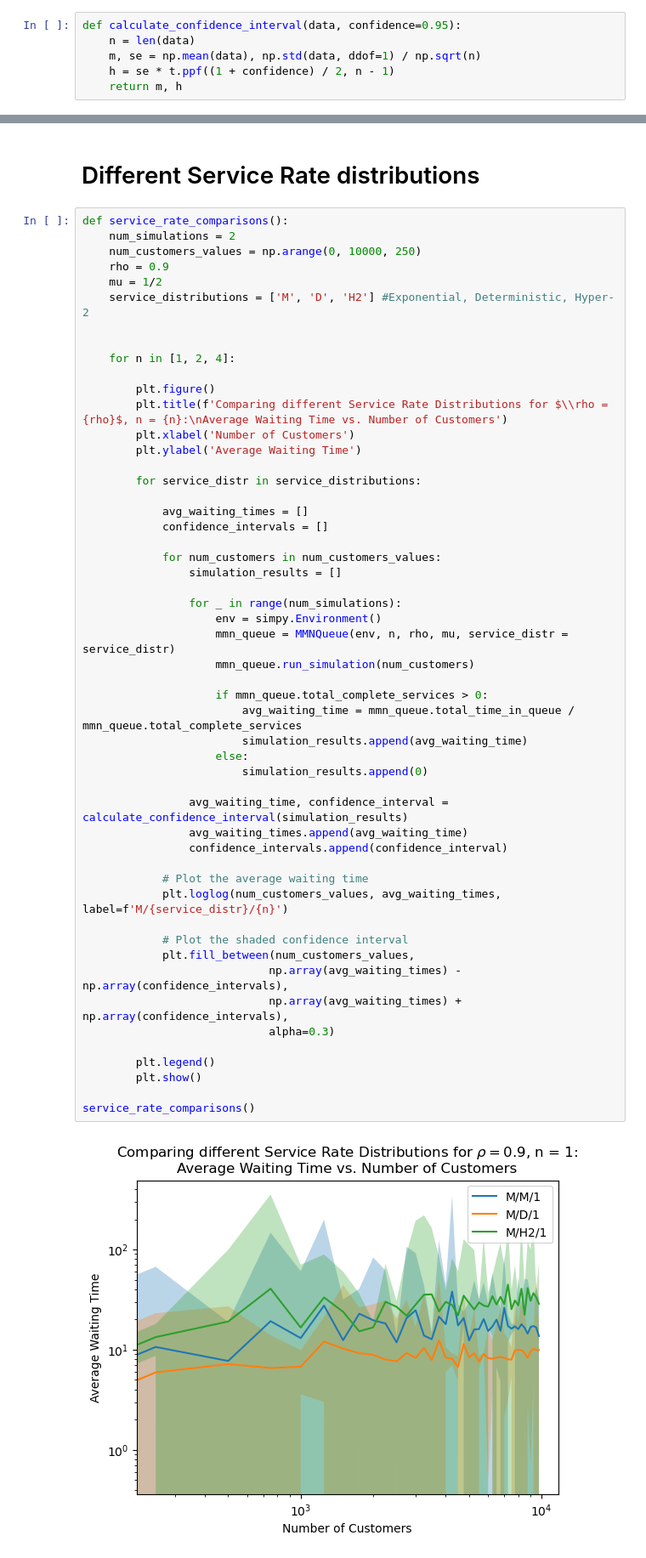
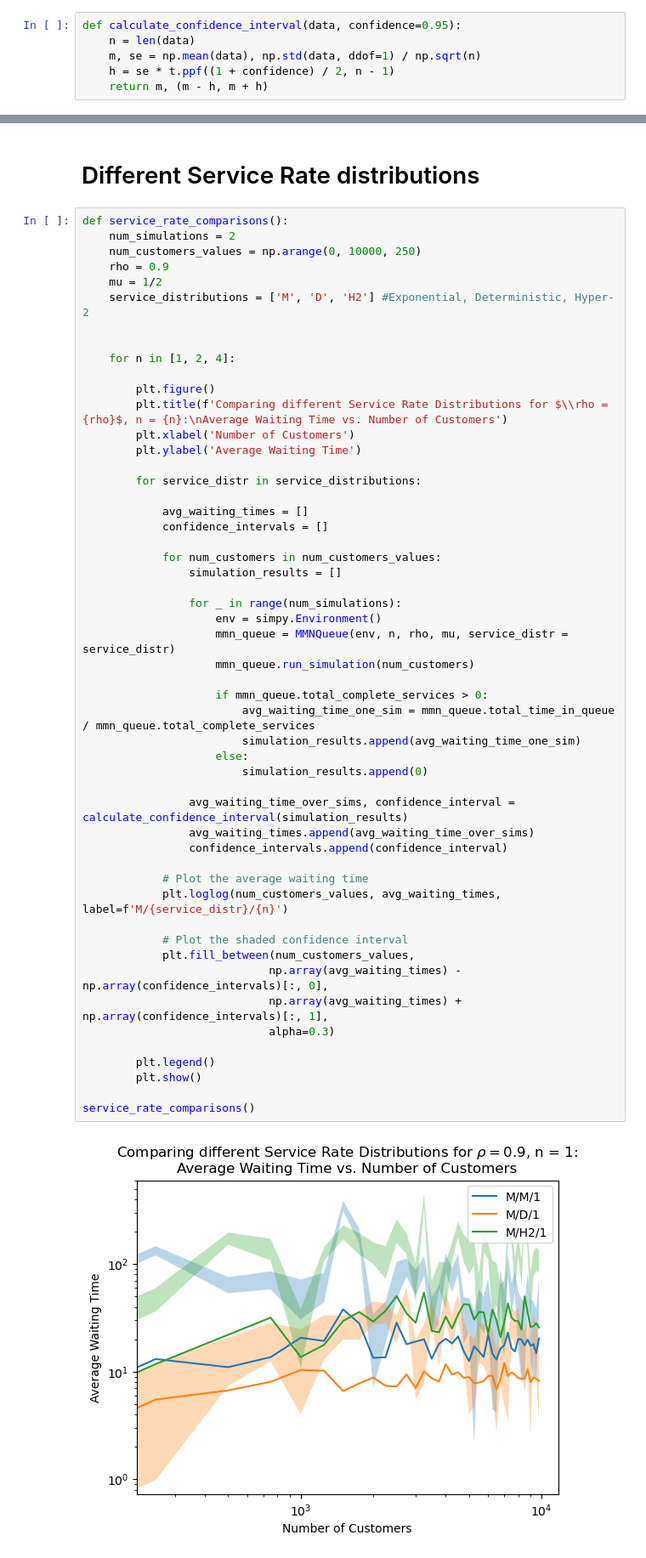
Before and after one commit to koenweverink/stochastic_simulation_assignment_2, a Jupyter notebook: DES_queue.ipynb, the cells around one changed output, grey strips where cells are left out. Shown: that part at 85% size. Drawn from its saved outputs; the diff is of its cells as text.

```diff
--- a/DES_queue.ipynb
+++ b/DES_queue.ipynb
@@ -108,7 +110,7 @@ def calculate_confidence_interval(data, confidence=0.95):
     n = len(data)
     m, se = np.mean(data), np.std(data, ddof=1) / np.sqrt(n)
     h = se * t.ppf((1 + confidence) / 2, n - 1)
-    return m, h
+    return m, (m - h, m + h)
 # %%
 def main():
     num_simulations = 2
@@ -190,37 +223,37 @@ def service_rate_comparisons():
 
             avg_waiting_times = []
             confidence_intervals = []
 
             for num_customers in num_customers_values:
                 simulation_results = []
 
                 for _ in range(num_simulations):
                     env = simpy.Environment()
                     mmn_queue = MMNQueue(env, n, rho, mu, service_distr = service_distr)
                     mmn_queue.run_simulation(num_customers)
 
                     if mmn_queue.total_complete_services > 0:
-                        avg_waiting_time = mmn_queue.total_time_in_queue / mmn_queue.total_complete_services
-                        simulation_results.append(avg_waiting_time)
+                        avg_waiting_time_one_sim = mmn_queue.total_time_in_queue / mmn_queue.total_complete_services
+                        simulation_results.append(avg_waiting_time_one_sim)
                     else:
                         simulation_results.append(0)
 
-                avg_waiting_time, confidence_interval = calculate_confidence_interval(simulation_results)
-                avg_waiting_times.append(avg_waiting_time)
+                avg_waiting_time_over_sims, confidence_interval = calculate_confidence_interval(simulation_results)
+                avg_waiting_times.append(avg_waiting_time_over_sims)
                 confidence_intervals.append(confidence_interval)
 
             # Plot the average waiting time
             plt.loglog(num_customers_values, avg_waiting_times, label=f'M/{service_distr}/{n}')
 
             # Plot the shaded confidence interval
             plt.fill_between(num_customers_values,
-                            np.array(avg_waiting_times) - np.array(confidence_intervals),
-                            np.array(avg_waiting_times) + np.array(confidence_intervals),
+                            np.array(avg_waiting_times) - np.array(confidence_intervals)[:, 0],
+                            np.array(avg_waiting_times) + np.array(confidence_intervals)[:, 1],
                             alpha=0.3)
 
         plt.legend()
         plt.show()
 
 service_rate_comparisons()
 # %% [output]
-[figure, old version]
+[figure, new version]
```
Also changed, not shown: parts of 5 cells of this notebook.
